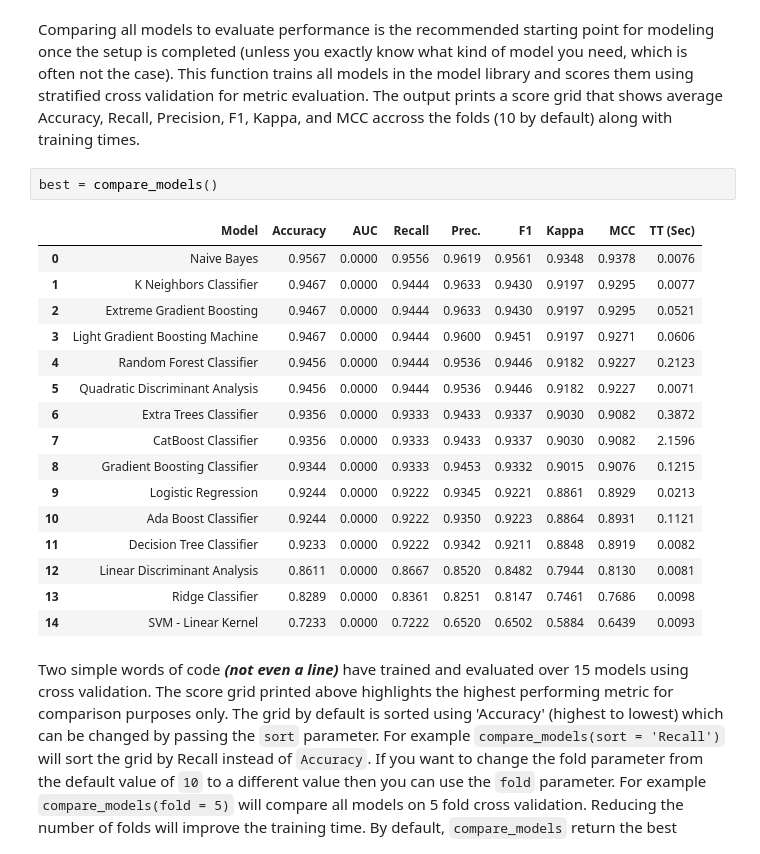
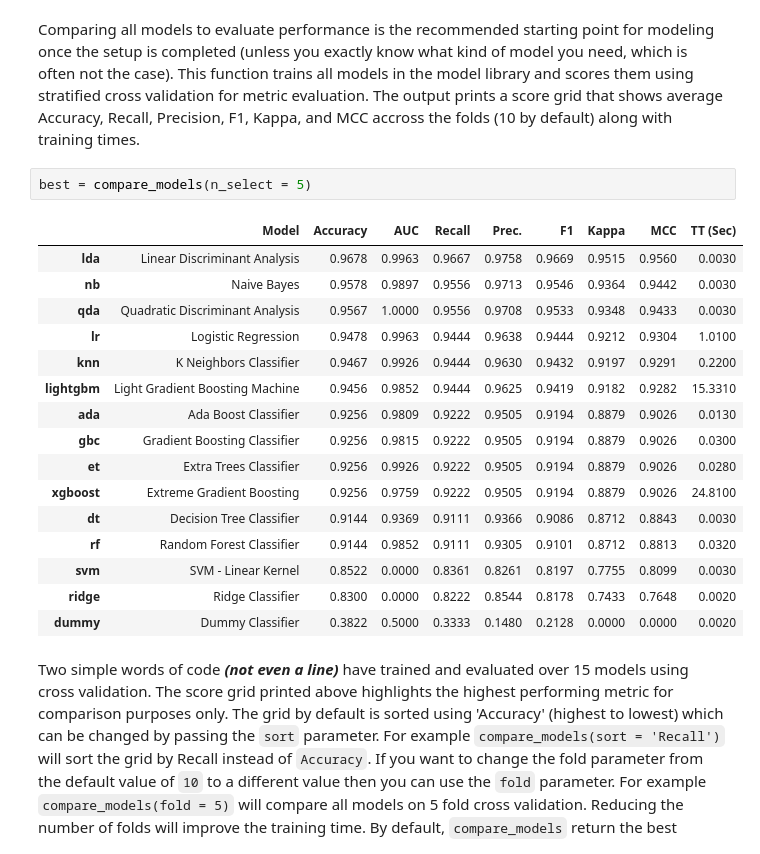
Before and after one commit to Shuyib/mawingu-experiments, a Jupyter notebook: data-science-workflows/workflow4-data-science-api/pycaret_iris.ipynb, the cells around one changed output. Drawn from its saved outputs; the diff is of its cells as text.

```diff
--- a/data-science-workflows/workflow4-data-science-api/pycaret_iris.ipynb
+++ b/data-science-workflows/workflow4-data-science-api/pycaret_iris.ipynb
@@ -162,24 +161,24 @@ Notice how a few tasks that are imperative to perform modeling are automatically
 # %% [markdown]
 Comparing all models to evaluate performance is the recommended starting point for modeling once the setup is completed (unless you exactly know what kind of model you need, which is often not the case). This function trains all models in the model library and scores them using stratified cross validation for metric evaluation. The output prints a score grid that shows average Accuracy, Recall, Precision, F1, Kappa, and MCC accross the folds (10 by default) along with training times.
 # %%
-best = compare_models()
+best = compare_models(n_select = 5)
 # %% [output]
 |  | Model | Accuracy | AUC | Recall | Prec. | F1 | Kappa | MCC | TT (Sec) |
-| 0 | Naive Bayes | 0.9567 | 0.0000 | 0.9556 | 0.9619 | 0.9561 | 0.9348 | 0.9378 | 0.0076 |
-| 1 | K Neighbors Classifier | 0.9467 | 0.0000 | 0.9444 | 0.9633 | 0.9430 | 0.9197 | 0.9295 | 0.0077 |
-| 2 | Extreme Gradient Boosting | 0.9467 | 0.0000 | 0.9444 | 0.9633 | 0.9430 | 0.9197 | 0.9295 | 0.0521 |
-| 3 | Light Gradient Boosting Machine | 0.9467 | 0.0000 | 0.9444 | 0.9600 | 0.9451 | 0.9197 | 0.9271 | 0.0606 |
-| 4 | Random Forest Classifier | 0.9456 | 0.0000 | 0.9444 | 0.9536 | 0.9446 | 0.9182 | 0.9227 | 0.2123 |
-| 5 | Quadratic Discriminant Analysis | 0.9456 | 0.0000 | 0.9444 | 0.9536 | 0.9446 | 0.9182 | 0.9227 | 0.0071 |
-| 6 | Extra Trees Classifier | 0.9356 | 0.0000 | 0.9333 | 0.9433 | 0.9337 | 0.9030 | 0.9082 | 0.3872 |
-| 7 | CatBoost Classifier | 0.9356 | 0.0000 | 0.9333 | 0.9433 | 0.9337 | 0.9030 | 0.9082 | 2.1596 |
-| 8 | Gradient Boosting Classifier | 0.9344 | 0.0000 | 0.9333 | 0.9453 | 0.9332 | 0.9015 | 0.9076 | 0.1215 |
-| 9 | Logistic Regression | 0.9244 | 0.0000 | 0.9222 | 0.9345 | 0.9221 | 0.8861 | 0.8929 | 0.0213 |
-| 10 | Ada Boost Classifier | 0.9244 | 0.0000 | 0.9222 | 0.9350 | 0.9223 | 0.8864 | 0.8931 | 0.1121 |
-| 11 | Decision Tree Classifier | 0.9233 | 0.0000 | 0.9222 | 0.9342 | 0.9211 | 0.8848 | 0.8919 | 0.0082 |
-| 12 | Linear Discriminant Analysis | 0.8611 | 0.0000 | 0.8667 | 0.8520 | 0.8482 | 0.7944 | 0.8130 | 0.0081 |
-| 13 | Ridge Classifier | 0.8289 | 0.0000 | 0.8361 | 0.8251 | 0.8147 | 0.7461 | 0.7686 | 0.0098 |
-| 14 | SVM - Linear Kernel | 0.7233 | 0.0000 | 0.7222 | 0.6520 | 0.6502 | 0.5884 | 0.6439 | 0.0093 |
+| lda | Linear Discriminant Analysis | 0.9678 | 0.9963 | 0.9667 | 0.9758 | 0.9669 | 0.9515 | 0.9560 | 0.0030 |
+| nb | Naive Bayes | 0.9578 | 0.9897 | 0.9556 | 0.9713 | 0.9546 | 0.9364 | 0.9442 | 0.0030 |
+| qda | Quadratic Discriminant Analysis | 0.9567 | 1.0000 | 0.9556 | 0.9708 | 0.9533 | 0.9348 | 0.9433 | 0.0030 |
+| lr | Logistic Regression | 0.9478 | 0.9963 | 0.9444 | 0.9638 | 0.9444 | 0.9212 | 0.9304 | 1.0100 |
+| knn | K Neighbors Classifier | 0.9467 | 0.9926 | 0.9444 | 0.9630 | 0.9432 | 0.9197 | 0.9291 | 0.2200 |
+| lightgbm | Light Gradient Boosting Machine | 0.9456 | 0.9852 | 0.9444 | 0.9625 | 0.9419 | 0.9182 | 0.9282 | 15.3310 |
+| ada | Ada Boost Classifier | 0.9256 | 0.9809 | 0.9222 | 0.9505 | 0.9194 | 0.8879 | 0.9026 | 0.0130 |
+| gbc | Gradient Boosting Classifier | 0.9256 | 0.9815 | 0.9222 | 0.9505 | 0.9194 | 0.8879 | 0.9026 | 0.0300 |
+| et | Extra Trees Classifier | 0.9256 | 0.9926 | 0.9222 | 0.9505 | 0.9194 | 0.8879 | 0.9026 | 0.0280 |
+| xgboost | Extreme Gradient Boosting | 0.9256 | 0.9759 | 0.9222 | 0.9505 | 0.9194 | 0.8879 | 0.9026 | 24.8100 |
+| dt | Decision Tree Classifier | 0.9144 | 0.9369 | 0.9111 | 0.9366 | 0.9086 | 0.8712 | 0.8843 | 0.0030 |
+| rf | Random Forest Classifier | 0.9144 | 0.9852 | 0.9111 | 0.9305 | 0.9101 | 0.8712 | 0.8813 | 0.0320 |
+| svm | SVM - Linear Kernel | 0.8522 | 0.0000 | 0.8361 | 0.8261 | 0.8197 | 0.7755 | 0.8099 | 0.0030 |
+| ridge | Ridge Classifier | 0.8300 | 0.0000 | 0.8222 | 0.8544 | 0.8178 | 0.7433 | 0.7648 | 0.0020 |
+| dummy | Dummy Classifier | 0.3822 | 0.5000 | 0.3333 | 0.1480 | 0.2128 | 0.0000 | 0.0000 | 0.0020 |
 # %% [markdown]
 Two simple words of code ***(not even a line)*** have trained and evaluated over 15 models using cross validation. The score grid printed above highlights the highest performing metric for comparison purposes only. The grid by default is sorted using 'Accuracy' (highest to lowest) which can be changed by passing the `sort` parameter. For example `compare_models(sort = 'Recall')` will sort the grid by Recall instead of `Accuracy`. If you want to change the fold parameter from the default value of `10` to a different value then you can use the `fold` parameter. For example `compare_models(fold = 5)` will compare all models on 5 fold cross validation. Reducing the number of folds will improve the training time. By default, `compare_models` return the best performing model based on default sort order but can be used to return a list of top N models by using `n_select` parameter.
 
```
Also changed, not shown: parts of 28 cells of this notebook, 1 other file.
